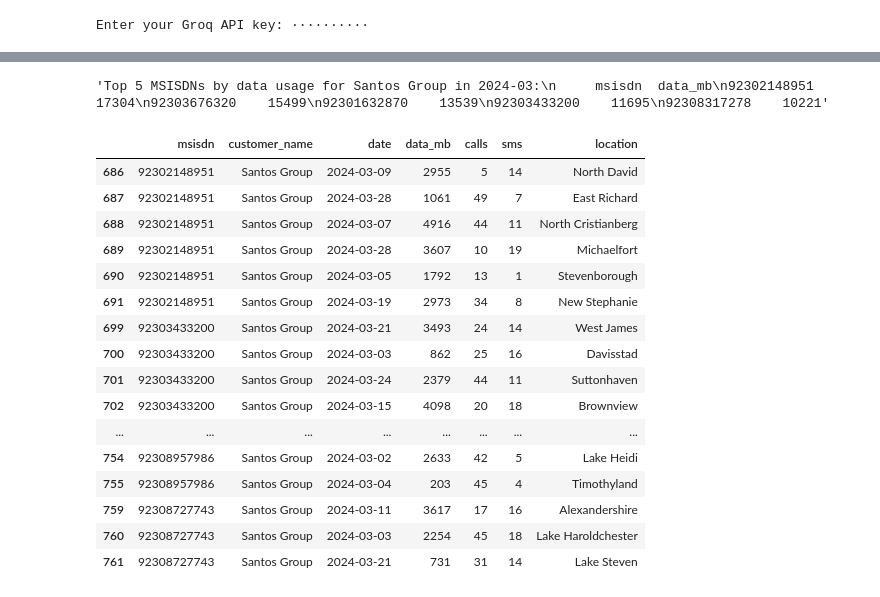
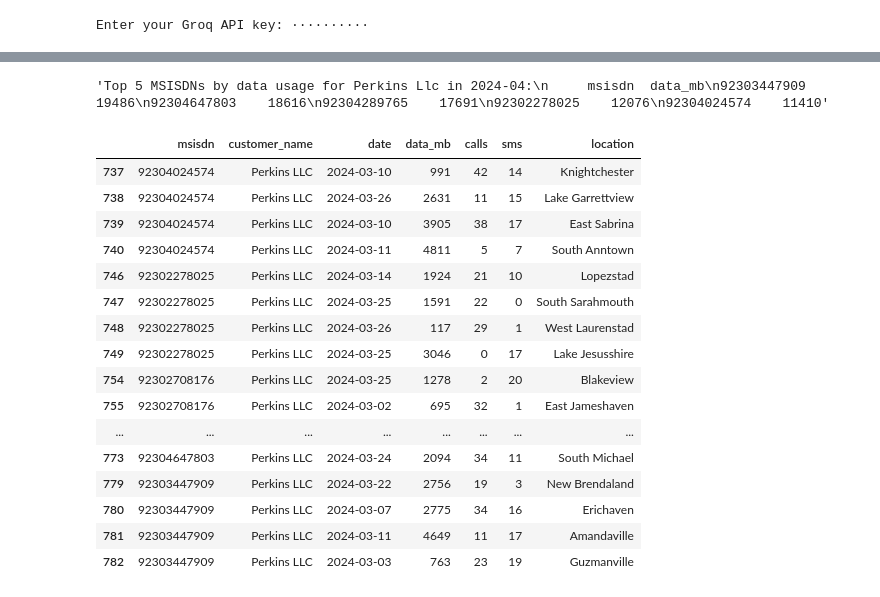
Before and after one commit to hammaduu/LLMs, a Jupyter notebook: InvoiceBot_Pilot_Cleaned.ipynb, the cells around one changed output, grey strips where cells are left out. Drawn from its saved outputs; the diff is of its cells as text; code cells hidden in the pictures.

```diff
--- a/InvoiceBot_Pilot_Cleaned.ipynb
+++ b/InvoiceBot_Pilot_Cleaned.ipynb
@@ -324,30 +329,30 @@ Top 5 MSISDNs (by data usage in 2024-04):
 # %%
-agent_executor.run("List top 5 MSISDNs by data usage for Santos Group in 2024-03.")
+agent_executor.run("List top 5 MSISDNs by data usage for Perkins LLC in 2024-04.")
 # %% [output]
-'Top 5 MSISDNs by data usage for Santos Group in 2024-03:\n     msisdn  data_mb\n92302148951    17304\n92303676320    15499\n92301632870    13539\n92303433200    11695\n92308317278    10221'
+'Top 5 MSISDNs by data usage for Perkins Llc in 2024-04:\n     msisdn  data_mb\n92303447909    19486\n92304647803    18616\n92304289765    17691\n92302278025    12076\n92304024574    11410'
 # %%
 msisdn_usage_df[
-    (msisdn_usage_df["customer_name"].str.lower().str.strip() == "santos group") &
+    (msisdn_usage_df["customer_name"].str.lower().str.strip() == "perkins llc") &
     (msisdn_usage_df["date"].str.startswith("2024-03"))
 ]
 # %% [output]
 |  | msisdn | customer_name | date | data_mb | calls | sms | location |
-| 686 | 92302148951 | Santos Group | 2024-03-09 | 2955 | 5 | 14 | North David |
-| 687 | 92302148951 | Santos Group | 2024-03-28 | 1061 | 49 | 7 | East Richard |
-| 688 | 92302148951 | Santos Group | 2024-03-07 | 4916 | 44 | 11 | North Cristianberg |
-| 689 | 92302148951 | Santos Group | 2024-03-28 | 3607 | 10 | 19 | Michaelfort |
-| 690 | 92302148951 | Santos Group | 2024-03-05 | 1792 | 13 | 1 | Stevenborough |
-| 691 | 92302148951 | Santos Group | 2024-03-19 | 2973 | 34 | 8 | New Stephanie |
-| 699 | 92303433200 | Santos Group | 2024-03-21 | 3493 | 24 | 14 | West James |
-| 700 | 92303433200 | Santos Group | 2024-03-03 | 862 | 25 | 16 | Davisstad |
-| 701 | 92303433200 | Santos Group | 2024-03-24 | 2379 | 44 | 11 | Suttonhaven |
-| 702 | 92303433200 | Santos Group | 2024-03-15 | 4098 | 20 | 18 | Brownview |
+| 737 | 92304024574 | Perkins LLC | 2024-03-10 | 991 | 42 | 14 | Knightchester |
+| 738 | 92304024574 | Perkins LLC | 2024-03-26 | 2631 | 11 | 15 | Lake Garrettview |
+| 739 | 92304024574 | Perkins LLC | 2024-03-10 | 3905 | 38 | 17 | East Sabrina |
+| 740 | 92304024574 | Perkins LLC | 2024-03-11 | 4811 | 5 | 7 | South Anntown |
+| 746 | 92302278025 | Perkins LLC | 2024-03-14 | 1924 | 21 | 10 | Lopezstad |
+| 747 | 92302278025 | Perkins LLC | 2024-03-25 | 1591 | 22 | 0 | South Sarahmouth |
+| 748 | 92302278025 | Perkins LLC | 2024-03-26 | 117 | 29 | 1 | West Laurenstad |
+| 749 | 92302278025 | Perkins LLC | 2024-03-25 | 3046 | 0 | 17 | Lake Jesusshire |
+| 754 | 92302708176 | Perkins LLC | 2024-03-25 | 1278 | 2 | 20 | Blakeview |
+| 755 | 92302708176 | Perkins LLC | 2024-03-02 | 695 | 32 | 1 | East Jameshaven |
 | ... | ... | ... | ... | ... | ... | ... | ... |
-| 754 | 92308957986 | Santos Group | 2024-03-02 | 2633 | 42 | 5 | Lake Heidi |
-| 755 | 92308957986 | Santos Group | 2024-03-04 | 203 | 45 | 4 | Timothyland |
-| 759 | 92308727743 | Santos Group | 2024-03-11 | 3617 | 17 | 16 | Alexandershire |
-| 760 | 92308727743 | Santos Group | 2024-03-03 | 2254 | 45 | 18 | Lake Haroldchester |
-| 761 | 92308727743 | Santos Group | 2024-03-21 | 731 | 31 | 14 | Lake Steven |
+| 773 | 92304647803 | Perkins LLC | 2024-03-24 | 2094 | 34 | 11 | South Michael |
+| 779 | 92303447909 | Perkins LLC | 2024-03-22 | 2756 | 19 | 3 | New Brendaland |
+| 780 | 92303447909 | Perkins LLC | 2024-03-07 | 2775 | 34 | 16 | Erichaven |
+| 781 | 92303447909 | Perkins LLC | 2024-03-11 | 4649 | 11 | 17 | Amandaville |
+| 782 | 92303447909 | Perkins LLC | 2024-03-03 | 763 | 23 | 19 | Guzmanville |
 # %%
 def run_chat():
     print("📞 Telecom Invoice Chatbot Ready (type 'exit' to quit)\n")
```
Also changed, not shown: parts of 4 cells of this notebook.
